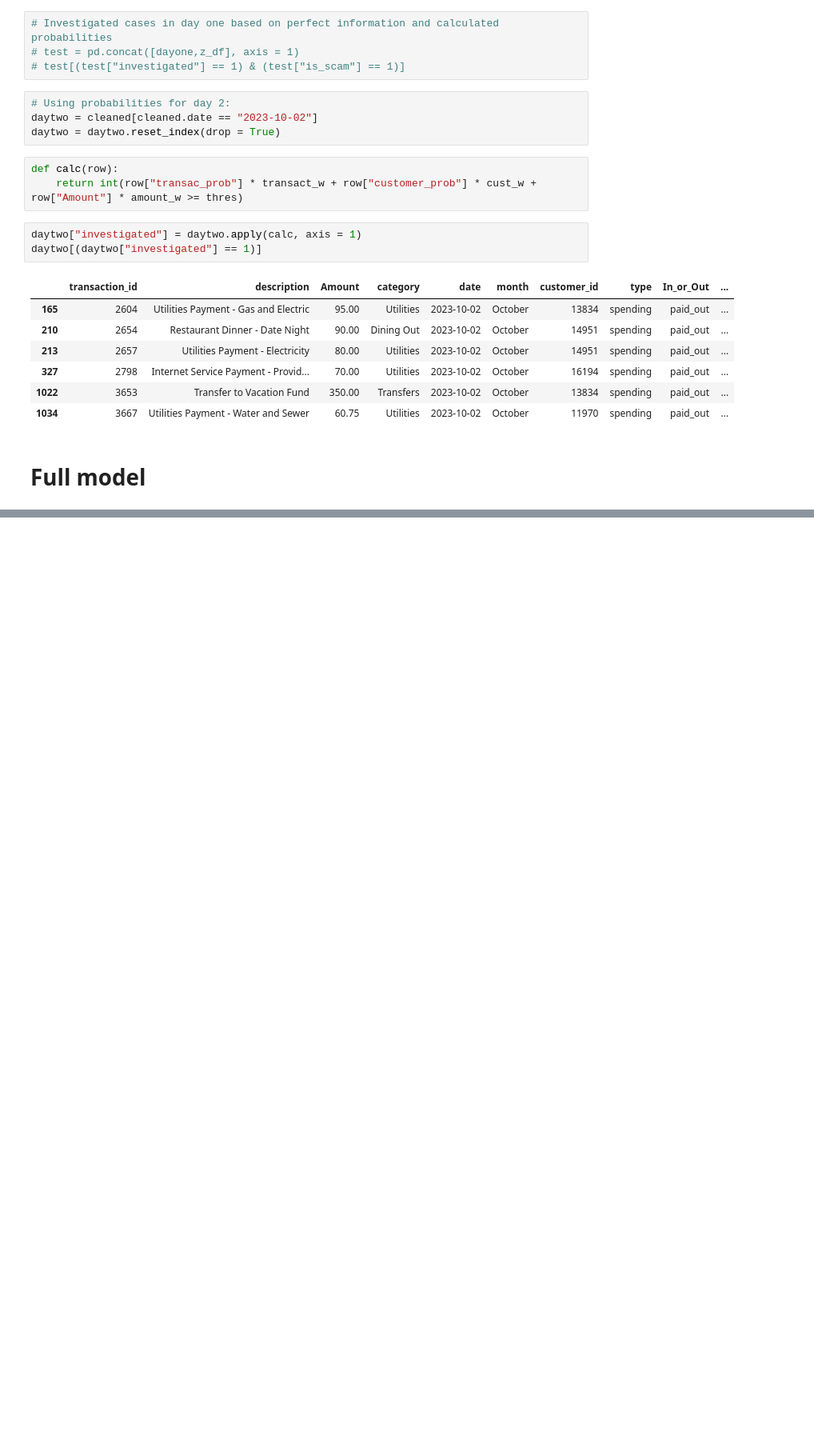
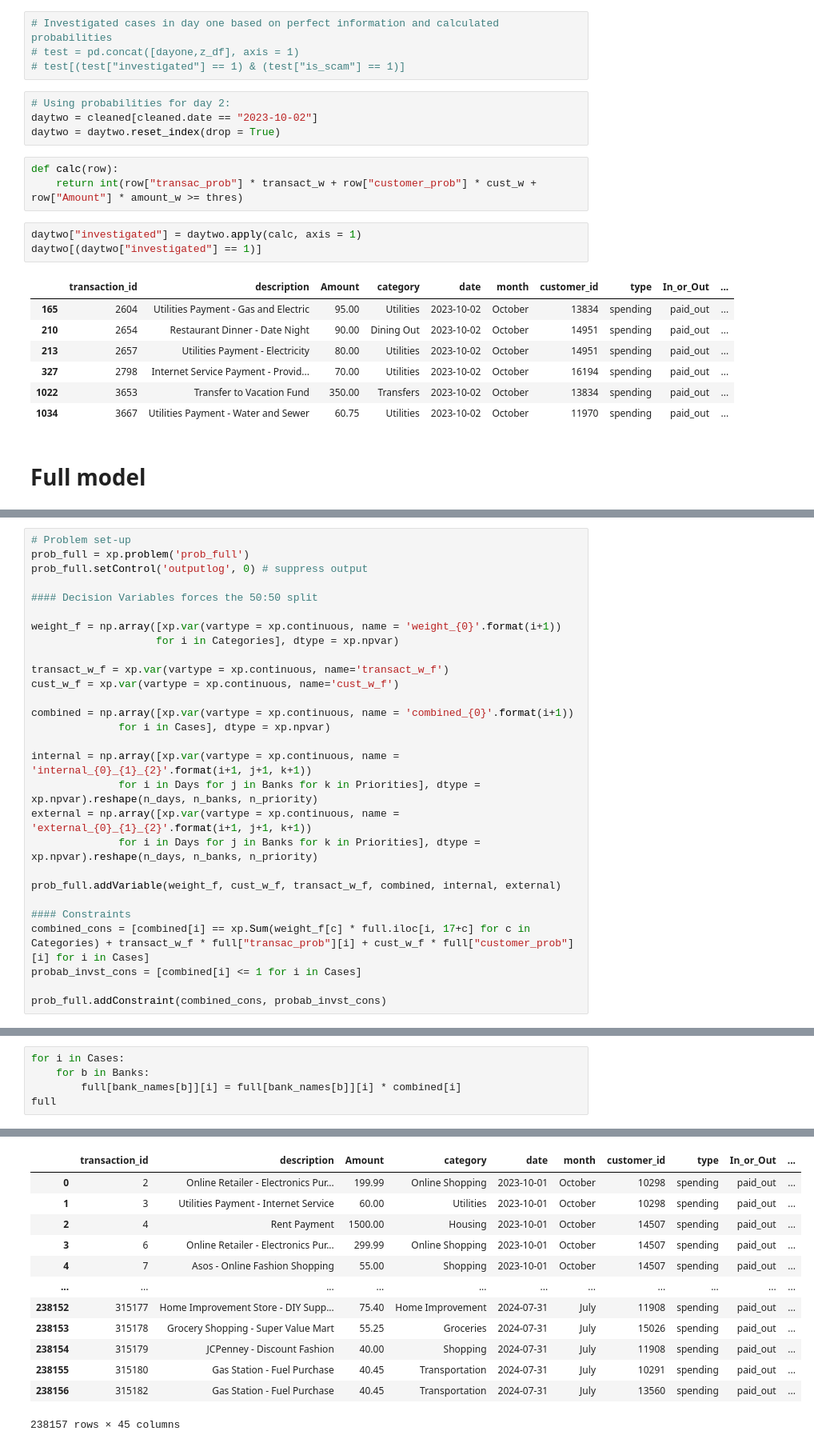
Before and after one commit to nicolastalia/mmcs_final, a Jupyter notebook: model.ipynb, the cells around one changed output, grey strips where cells are left out. Shown at 80% size. Drawn from its saved outputs; the diff is of its cells as text; blank space fills up the shorter version.

```diff
--- a/model.ipynb
+++ b/model.ipynb
@@ -502,0 +598,28 @@ See the caveats in the documentation: https://pandas.pydata.org/pandas-docs/stab
+# %%
+# Problem set-up
+prob_full = xp.problem('prob_full')
+prob_full.setControl('outputlog', 0) # suppress output
+
+#### Decision Variables forces the 50:50 split
+
+weight_f = np.array([xp.var(vartype = xp.continuous, name = 'weight_{0}'.format(i+1))
+                    for i in Categories], dtype = xp.npvar)
+
+transact_w_f = xp.var(vartype = xp.continuous, name='transact_w_f')
+cust_w_f = xp.var(vartype = xp.continuous, name='cust_w_f')
+
+combined = np.array([xp.var(vartype = xp.continuous, name = 'combined_{0}'.format(i+1))
+              for i in Cases], dtype = xp.npvar)
+
+internal = np.array([xp.var(vartype = xp.continuous, name = 'internal_{0}_{1}_{2}'.format(i+1, j+1, k+1))
+              for i in Days for j in Banks for k in Priorities], dtype = xp.npvar).reshape(n_days, n_banks, n_priority)
+external = np.array([xp.var(vartype = xp.continuous, name = 'external_{0}_{1}_{2}'.format(i+1, j+1, k+1))
+              for i in Days for j in Banks for k in Priorities], dtype = xp.npvar).reshape(n_days, n_banks, n_priority)
+
+prob_full.addVariable(weight_f, cust_w_f, transact_w_f, combined, internal, external)
+
+#### Constraints
+combined_cons = [combined[i] == xp.Sum(weight_f[c] * full.iloc[i, 17+c] for c in Categories) + transact_w_f * full["transac_prob"][i] + cust_w_f * full["customer_prob"][i] for i in Cases]
+probab_invst_cons = [combined[i] <= 1 for i in Cases]
+
+prob_full.addConstraint(combined_cons, probab_invst_cons)
@@ -502,0 +642,6 @@ See the caveats in the documentation: https://pandas.pydata.org/pandas-docs/stab
+# %%
+for i in Cases:
+    for b in Banks:
+        full[bank_names[b]][i] = full[bank_names[b]][i] * combined[i]
+full
+# %% [output]
@@ -502,0 +665,13 @@ See the caveats in the documentation: https://pandas.pydata.org/pandas-docs/stab
+|  | transaction_id | description | Amount | category | date | month | customer_id | type | In_or_Out | ... |
+| 0 | 2 | Online Retailer - Electronics Pur... | 199.99 | Online Shopping | 2023-10-01 | October | 10298 | spending | paid_out | ... |
+| 1 | 3 | Utilities Payment - Internet Service | 60.00 | Utilities | 2023-10-01 | October | 10298 | spending | paid_out | ... |
+| 2 | 4 | Rent Payment | 1500.00 | Housing | 2023-10-01 | October | 14507 | spending | paid_out | ... |
+| 3 | 6 | Online Retailer - Electronics Pur... | 299.99 | Online Shopping | 2023-10-01 | October | 14507 | spending | paid_out | ... |
+| 4 | 7 | Asos - Online Fashion Shopping | 55.00 | Shopping | 2023-10-01 | October | 14507 | spending | paid_out | ... |
+| ... | ... | ... | ... | ... | ... | ... | ... | ... | ... | ... |
+| 238152 | 315177 | Home Improvement Store - DIY Supp... | 75.40 | Home Improvement | 2024-07-31 | July | 11908 | spending | paid_out | ... |
+| 238153 | 315178 | Grocery Shopping - Super Value Mart | 55.25 | Groceries | 2024-07-31 | July | 15026 | spending | paid_out | ... |
+| 238154 | 315179 | JCPenney - Discount Fashion | 40.00 | Shopping | 2024-07-31 | July | 11908 | spending | paid_out | ... |
+| 238155 | 315180 | Gas Station - Fuel Purchase | 40.45 | Transportation | 2024-07-31 | July | 10291 | spending | paid_out | ... |
+| 238156 | 315182 | Gas Station - Fuel Purchase | 40.45 | Transportation | 2024-07-31 | July | 13560 | spending | paid_out | ... |
+238157 rows × 45 columns
```
Also changed, not shown: parts of 25 cells of this notebook, 5 other files.
